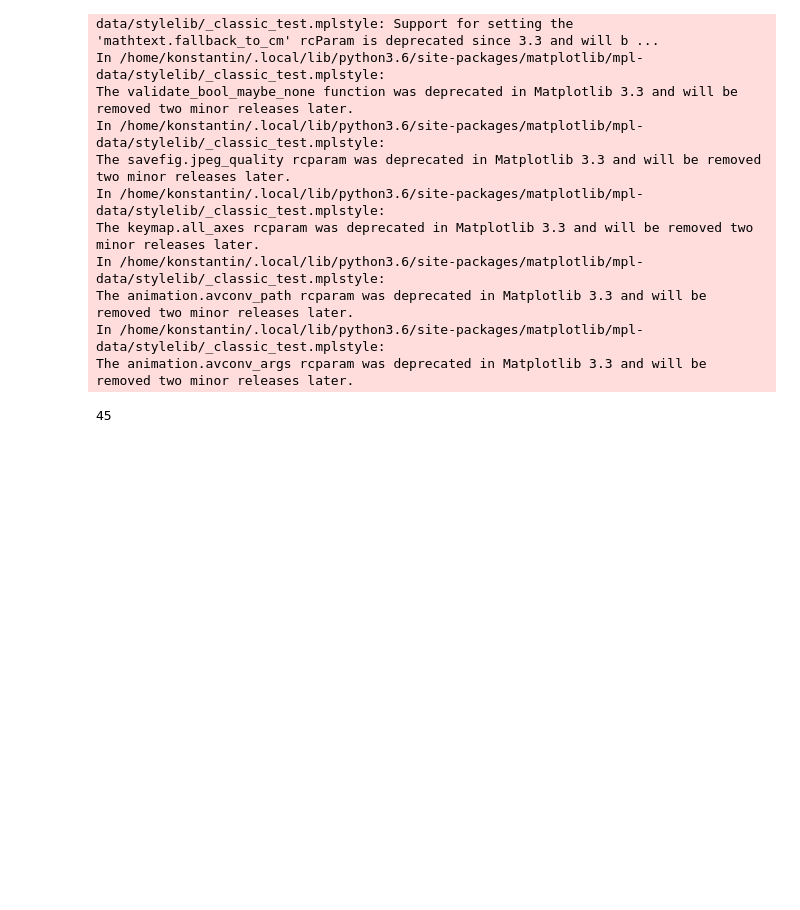
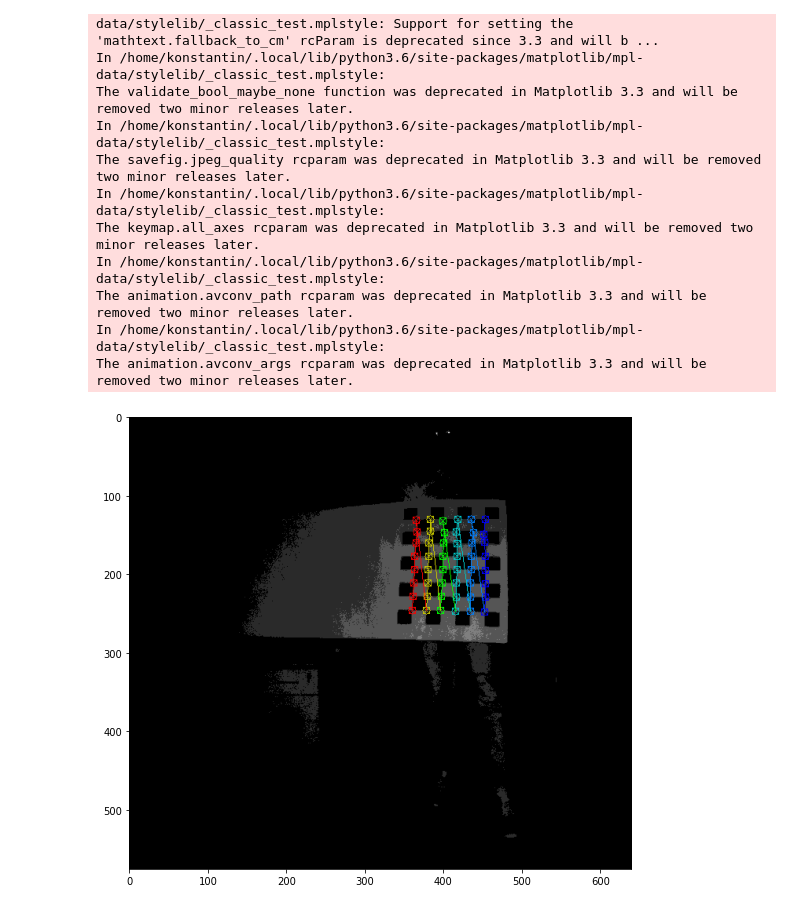
Before and after one commit to Marselka/CalibrationProject, a Jupyter notebook: chessboard_pointcloud.ipynb, the cells around one changed output. Saved outputs shown, nothing was run; the diff lists cells and outputs as text; code cells hidden in the pictures; blank space fills up the shorter version.

```diff
--- a/chessboard_pointcloud.ipynb
+++ b/chessboard_pointcloud.ipynb
@@ -31,4 +28,0 @@ images0 = get_cam_images(data_path0, 4)
-# %%
-len(images0)
-# %% [output]
-45
@@ -36,0 +33,4 @@ results0 = detect_keypoints(images0, pattern_size, edge_length=0.035)
+# %%
+draw_detections(images, results, pattern_size, 1, normalize=True)
+# %% [output]
+[figure, added]
```
Also changed, not shown: parts of 17 cells of this notebook, 16 other files.
